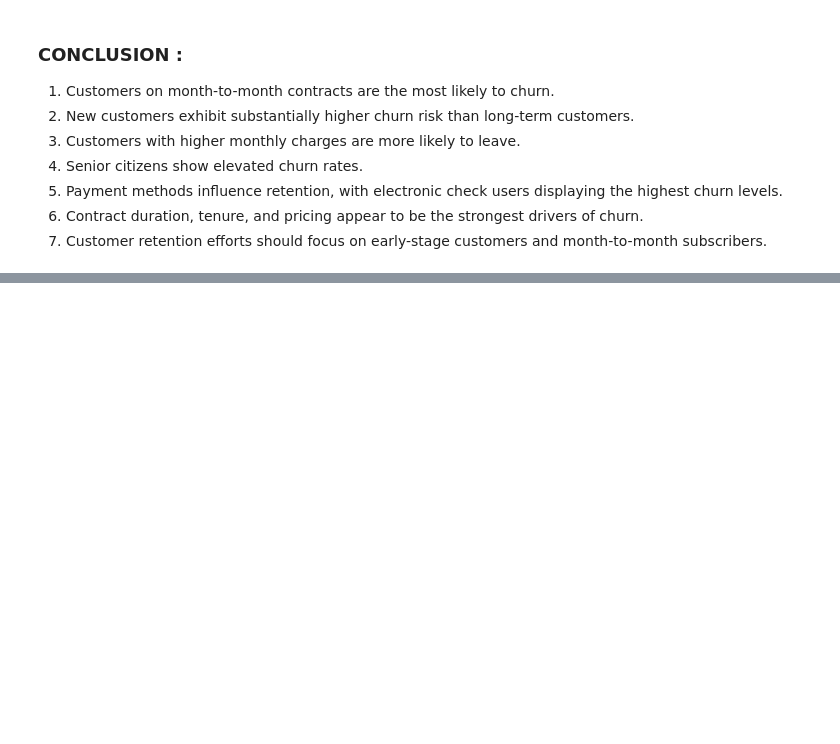
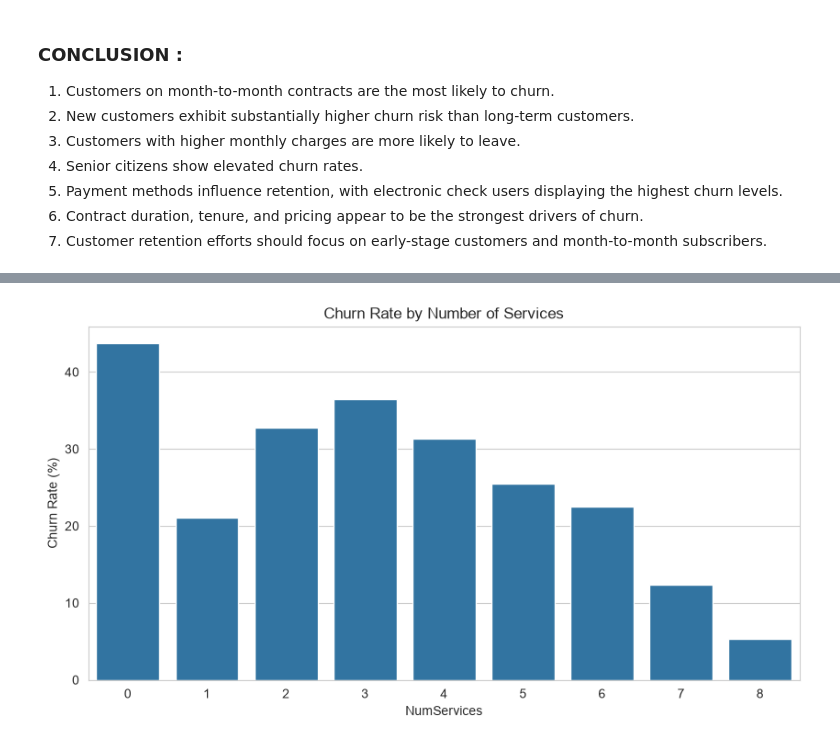
Before and after one commit to Abhilash0079/MachineLearningProjects, a Jupyter notebook: Customer_Churn_Prediction/notebooks/EDA.ipynb, the cells around one changed output, grey strips where cells are left out. Cells and saved outputs as stored; diff of their text form; code cells hidden in the pictures; blank space fills up the shorter version.

```diff
--- a/Customer_Churn_Prediction/notebooks/EDA.ipynb
+++ b/Customer_Churn_Prediction/notebooks/EDA.ipynb
@@ -407,0 +564,6 @@ Name: Churn, dtype: float64
+# %%
+service_churn = featured_df.groupby("NumServices")["Churn"].mean().reset_index()
+
+service_churn['Churn']*=100
+
+service_churn
@@ -407,0 +581,13 @@ Name: Churn, dtype: float64
+# %%
+plt.figure(figsize=(10,5))
+
+sns.barplot(
+    data=service_churn,
+    x='NumServices',
+    y='Churn'
+)
+plt.title("Churn Rate by Number of Services")
+plt.ylabel("Churn Rate (%)")
+plt.show()
+# %% [output]
+[figure, added]
```
Also changed, not shown: parts of 35 cells of this notebook, 3 other files.
